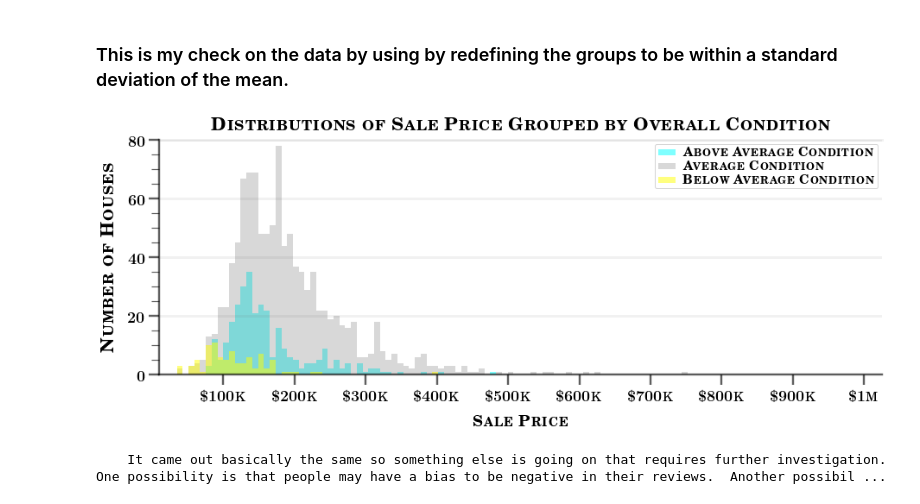
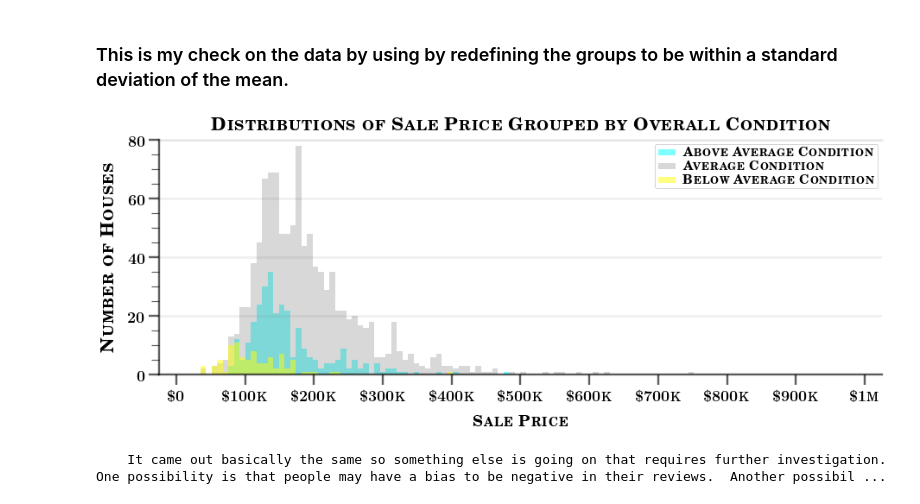
Before and after one commit to sarnadpy32/dsc-pandas-eda-lab, a Jupyter notebook: index.ipynb, the cells around one changed output. Saved outputs shown, nothing was run; the diff lists cells and outputs as text; code cells hidden in the pictures.

```diff
--- a/index.ipynb
+++ b/index.ipynb
@@ -927,7 +927,7 @@ x_ticks = np.arange(0, x_tick_max+1, x_step)
 #------------------------------------------------------------------------------------------------
 ax.set_xticks(x_ticks)
 ax.xaxis.set_major_formatter(currency)
-ax.set_xbound(x_min-2.5*1e4, x_max+2.5*1e4)
+ax.set_xbound(-2.5*1e4, x_max+2.5*1e4)
 
 # Y Ticks
 #################################################################################################
@@ -944,34 +944,34 @@ while not (top_found):
 #------------------------------------------------------------------------------------------------
 y_step = y_max/4
 #------------------------------------------------------------------------------------------------
 y_tick_max = y_max
 y_ticks = np.arange(0, y_tick_max+1, y_step)
 #------------------------------------------------------------------------------------------------
 ax.set_yticks(y_ticks)
 ax.yaxis.set_major_formatter(y_convert)
 ax.set_ybound(0, y_max)
 
 # Tick Params
 #################################################################################################
 tick_params(ax)
 
 # Setting legend, saving the plot, and showing the plots
 #################################################################################################
 lab_kw = dict(labelpad=15)
 x_lab = 'Sale Price'
 y_lab = 'Number of Houses'
 tit = 'Distributions of Sale Price Grouped by Overall Condition'
 #------------------------------------------------------------------------------------------------
 ax.set_xlabel(r'{\fontsize{18}{0}\selectfont{\textbf{\scshape{'+x_lab+'}}}}', **lab_kw)
 ax.set_ylabel(r'{\fontsize{21}{0}\selectfont{\textbf{\scshape{'+y_lab+'}}}}', **lab_kw)
 ax.set_title(plot_title(tit), pad=12)
 ax.legend()
 #------------------------------------------------------------------------------------------------
 fig.savefig('visuals\Grouped Ovr Condition - StdDev.jpeg', format='jpeg', bbox_inches='tight')
 #------------------------------------------------------------------------------------------------
 plt.show()
 # %% [output]
-[figure, old version]
+[figure, new version]
 # %%
 # Replace None with appropriate text
 print(
```
Also changed, not shown: parts of 1 cell of this notebook, 1 other file.
